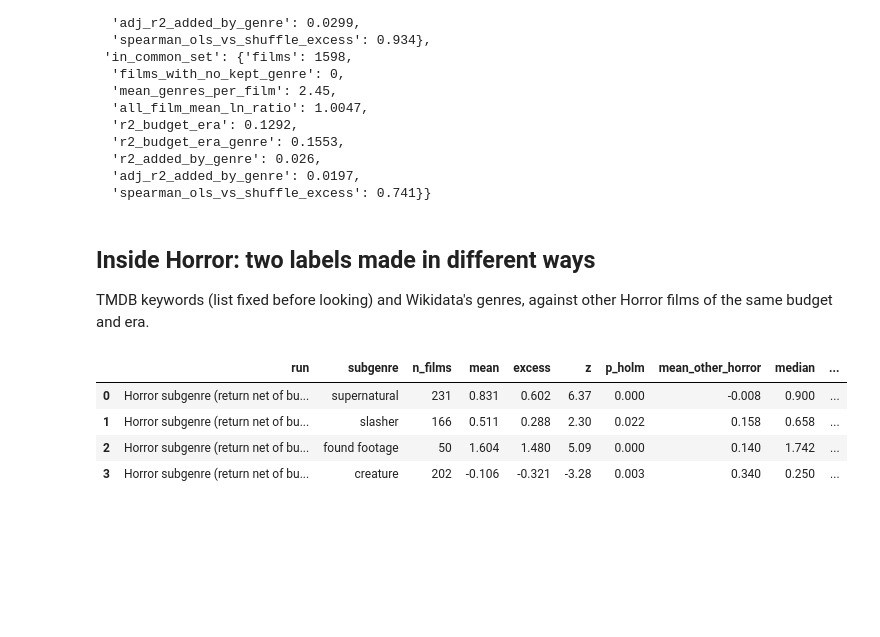
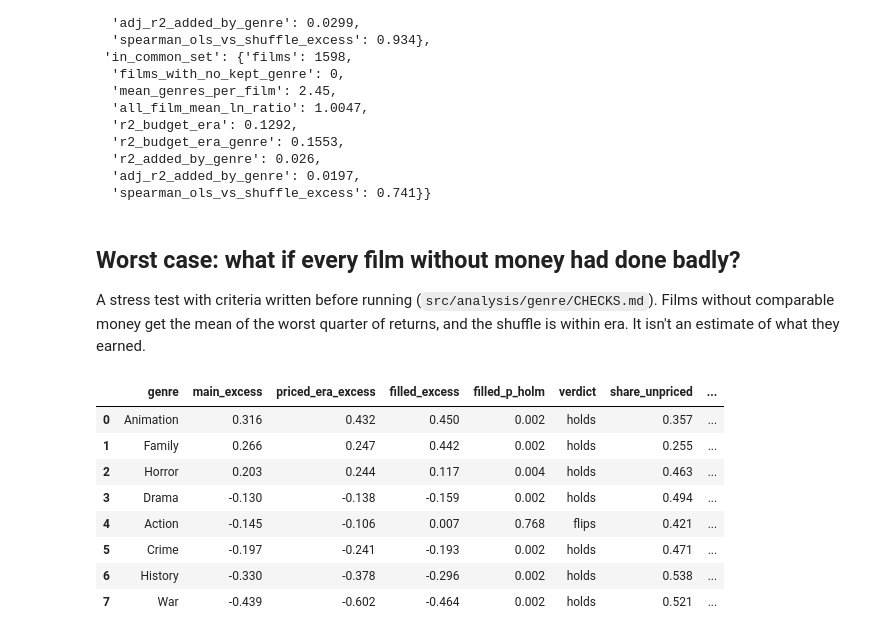
Before and after one commit to angelabuxo/IMDb-movie-success, a Jupyter notebook: notebooks/2_genre.ipynb, the cells around one changed output. Saved outputs shown, nothing was run; the diff lists cells and outputs as text; code cells hidden in the pictures; blank space fills up the shorter version.

Commit message:
Worst-case genre check: seven genres hold, Action flips, Horror is weaker; paper, notebook and number tests

```diff
--- a/notebooks/2_genre.ipynb
+++ b/notebooks/2_genre.ipynb
@@ -102,14 +102,18 @@ s = json.loads((A / "genre/outputs/summary.json").read_text())["sets"]
   'adj_r2_added_by_genre': 0.0197,
   'spearman_ols_vs_shuffle_excess': 0.741}}
 # %% [markdown]
-## Inside Horror: two labels made in different ways
+## Worst case: what if every film without money had done badly?
 
-TMDB keywords (list fixed before looking) and Wikidata's genres, against other Horror films of the same budget and era.
+A stress test with criteria written before running (`src/analysis/genre/CHECKS.md`). Films without comparable money get the mean of the worst quarter of returns, and the shuffle is within era. It isn't an estimate of what they earned.
 # %%
-pd.read_csv(A / "genre/outputs/tmdb/horror_subgenres.csv").round(3)
+pd.read_csv(A / "genre/outputs/worst_case/verdict.csv").round(3)
 # %% [output]
-|  | run | subgenre | n_films | mean | excess | z | p_holm | mean_other_horror | median | ... |
-| 0 | Horror subgenre (return net of bu... | supernatural | 231 | 0.831 | 0.602 | 6.37 | 0.000 | -0.008 | 0.900 | ... |
-| 1 | Horror subgenre (return net of bu... | slasher | 166 | 0.511 | 0.288 | 2.30 | 0.022 | 0.158 | 0.658 | ... |
-| 2 | Horror subgenre (return net of bu... | found footage | 50 | 1.604 | 1.480 | 5.09 | 0.000 | 0.140 | 1.742 | ... |
-| 3 | Horror subgenre (return net of bu... | creature | 202 | -0.106 | -0.321 | -3.28 | 0.003 | 0.340 | 0.250 | ... |
+|  | genre | main_excess | priced_era_excess | filled_excess | filled_p_holm | verdict | share_unpriced | ... |
+| 0 | Animation | 0.316 | 0.432 | 0.450 | 0.002 | holds | 0.357 | ... |
+| 1 | Family | 0.266 | 0.247 | 0.442 | 0.002 | holds | 0.255 | ... |
+| 2 | Horror | 0.203 | 0.244 | 0.117 | 0.004 | holds | 0.463 | ... |
+| 3 | Drama | -0.130 | -0.138 | -0.159 | 0.002 | holds | 0.494 | ... |
+| 4 | Action | -0.145 | -0.106 | 0.007 | 0.768 | flips | 0.421 | ... |
+| 5 | Crime | -0.197 | -0.241 | -0.193 | 0.002 | holds | 0.471 | ... |
+| 6 | History | -0.330 | -0.378 | -0.296 | 0.002 | holds | 0.538 | ... |
+| 7 | War | -0.439 | -0.602 | -0.464 | 0.002 | holds | 0.521 | ... |
```
Also changed, not shown: parts of 7 cells of this notebook, 7 other files.
